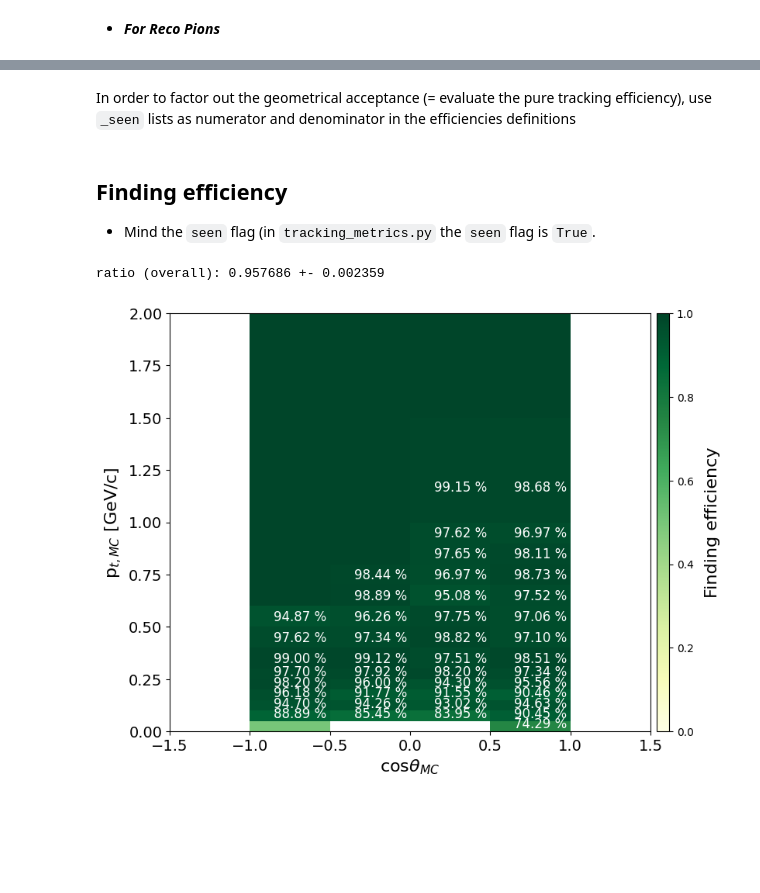
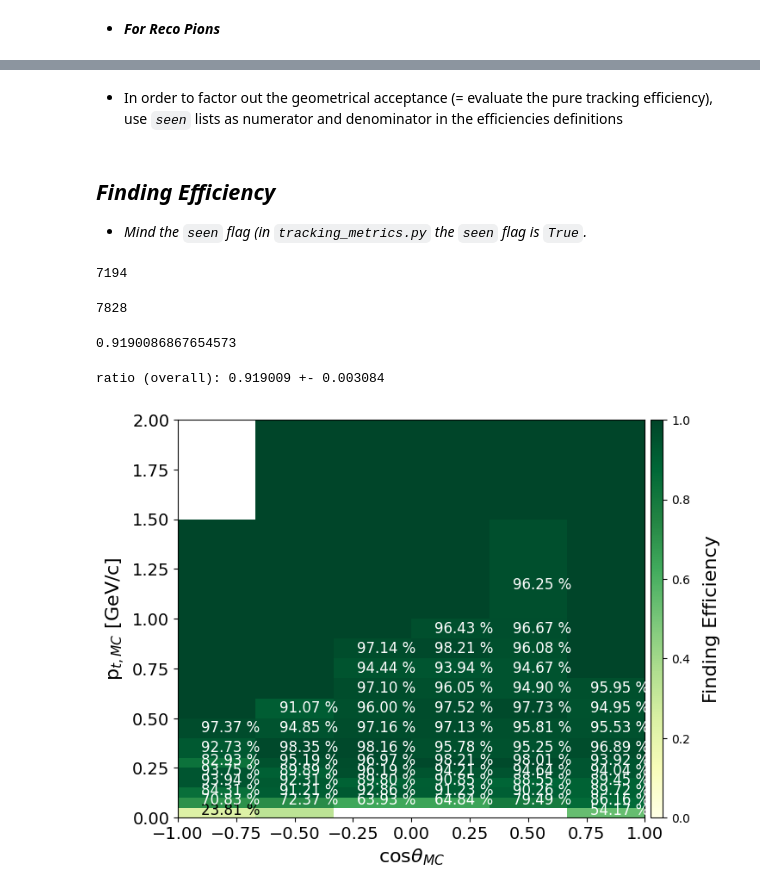
Before and after one commit to ai4kek/b2track, a Jupyter notebook: tracking_metrics.ipynb, the cells around one changed output, grey strips where cells are left out. Drawn from its saved outputs; the diff is of its cells as text; code cells hidden in the pictures; blank space fills up the shorter version.

Commit message:
Improved tracking efficiency

```diff
--- a/tracking_metrics.ipynb
+++ b/tracking_metrics.ipynb
@@ -32,6 +30,4 @@ import src.custom_functions as cf
 %matplotlib inline
 # %%
-ntuple_file = "mixed/mixed_ntuple.root"
-ntuple_file = uproot.open(
-    ntuple_file
-)  # uproot: investigate the contents of root file with uproot.
+file_path = "mixed/mixed_ntuple.root"
+ntuple_file = uproot.open(file_path)
@@ -199,3 +191,3 @@ $\rightarrow$ These are actually the most interesting lists for pure tracking st
 # %%
-# seen = "seenInSVD==1 or seenInCDC==1"
-seen = "seenInCDC==1"
+# detector acceptance
+seen = "seenInSVD==1 or seenInCDC==1"
@@ -273,44 +268,57 @@ y_b = [
     1.5,
     2.0,
 ]
-x_r, y_r = (-1.5, 1.5), (0.0, 1.0)
+x_r, y_r = (-1., 1.), (0.0, 1.0)
 # %% [markdown]
-In order to factor out the geometrical acceptance (= evaluate the pure tracking efficiency), use `_seen` lists as numerator and denominator in the efficiencies definitions
+- In order to factor out the geometrical acceptance (= evaluate the pure tracking efficiency), use _`seen`_ lists as numerator and denominator in the efficiencies definitions
 # %% [markdown]
-## Finding efficiency
+## _Finding Efficiency_
 
-- Mind the `seen` flag (in `tracking_metrics.py` the `seen` flag is `True`.
+- _Mind the `seen` flag (in `tracking_metrics.py` the `seen` flag is `True`._
+# %%
+# let counts, and calculate the ratio
+len(pions_looseMatch_seen)
+# %% [output]
+7194
+# %%
+len(MCpions_tightMatch_seen)
+# %% [output]
+7828
+# %%
+len(pions_looseMatch_seen)/len(MCpions_tightMatch_seen)
+# %% [output]
+0.9190086867654573
 # %%
 # finding efficiency
-x, y, r, err_r, h_n1, h_n2, roverall, err_roverall, fig, pc = cf.ratio_2D(
+a = cf.ratio_2D(
         pions_looseMatch_seen,
         MCpions_tightMatch_seen,
         x_var=x_v,
         y_var=y_v,
         x_label=x_l,
         y_label=y_l,
-        cbar_label="Finding efficiency",
+        cbar_label="Finding Efficiency",
         bins_x=x_b,
         bins_y=y_b,
         range_x=x_r,
         range_y=y_r,
         cmap="YlGn",
         vmin=0,
         vmax=1,
         color_text="white",
         color_text2="black",
         threshold=0.5,
         size_text=12,
-        figsize=(8,7),
+        figsize=(7,6),
         savefig=True,
         figname="FE",
         savefigerr=True,
         errfigname="err_FE",
         offsetx=0.2,
         offsety=0.2,
         percent=True,
         closefig=False,
-    )
+);
 # %% [output]
-ratio (overall): 0.957686 +- 0.002359
+ratio (overall): 0.919009 +- 0.003084
-[figure, old version]
+[figure, new version]
```
Also changed, not shown: parts of 42 cells of this notebook, 2 other files.
